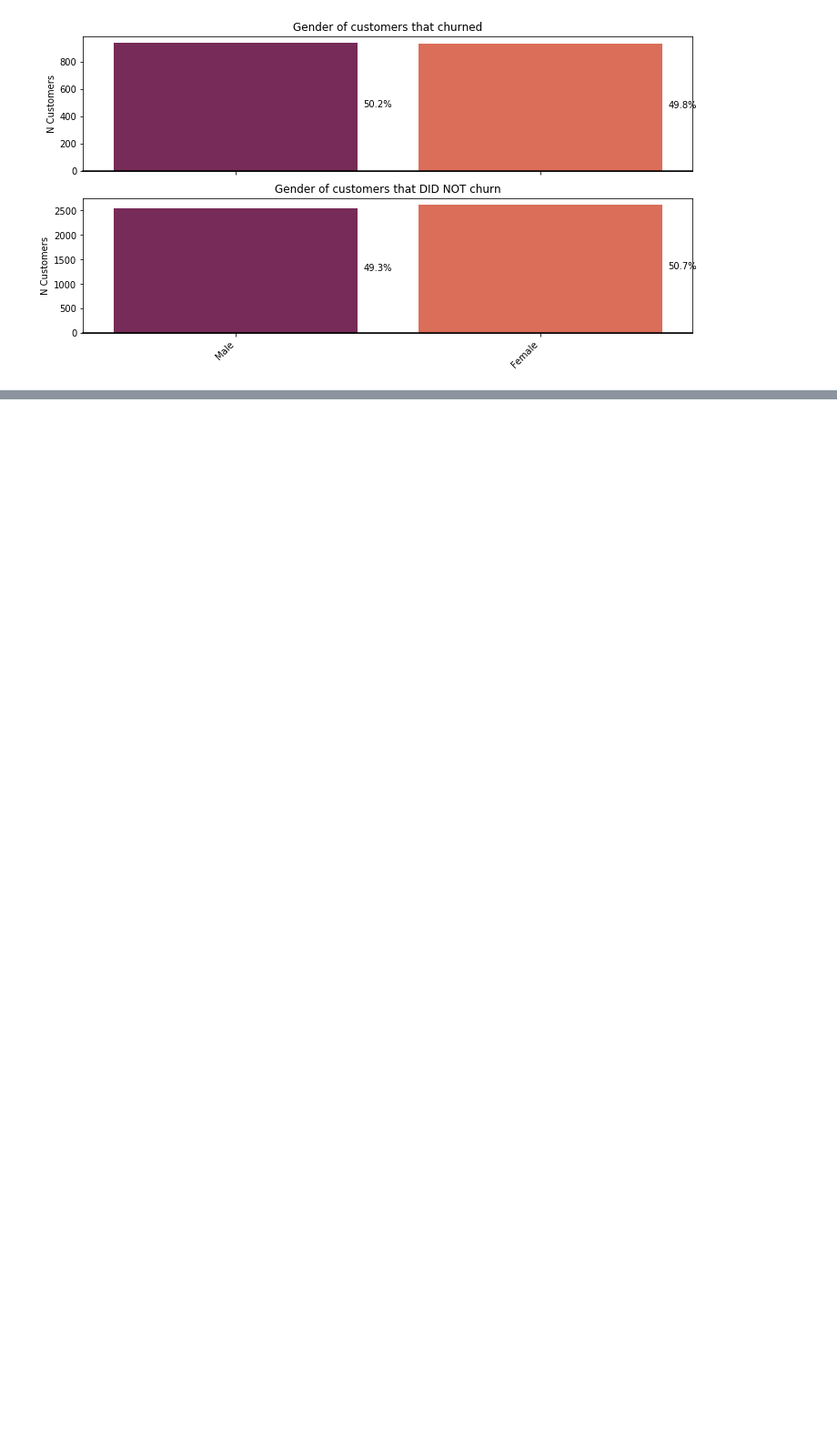
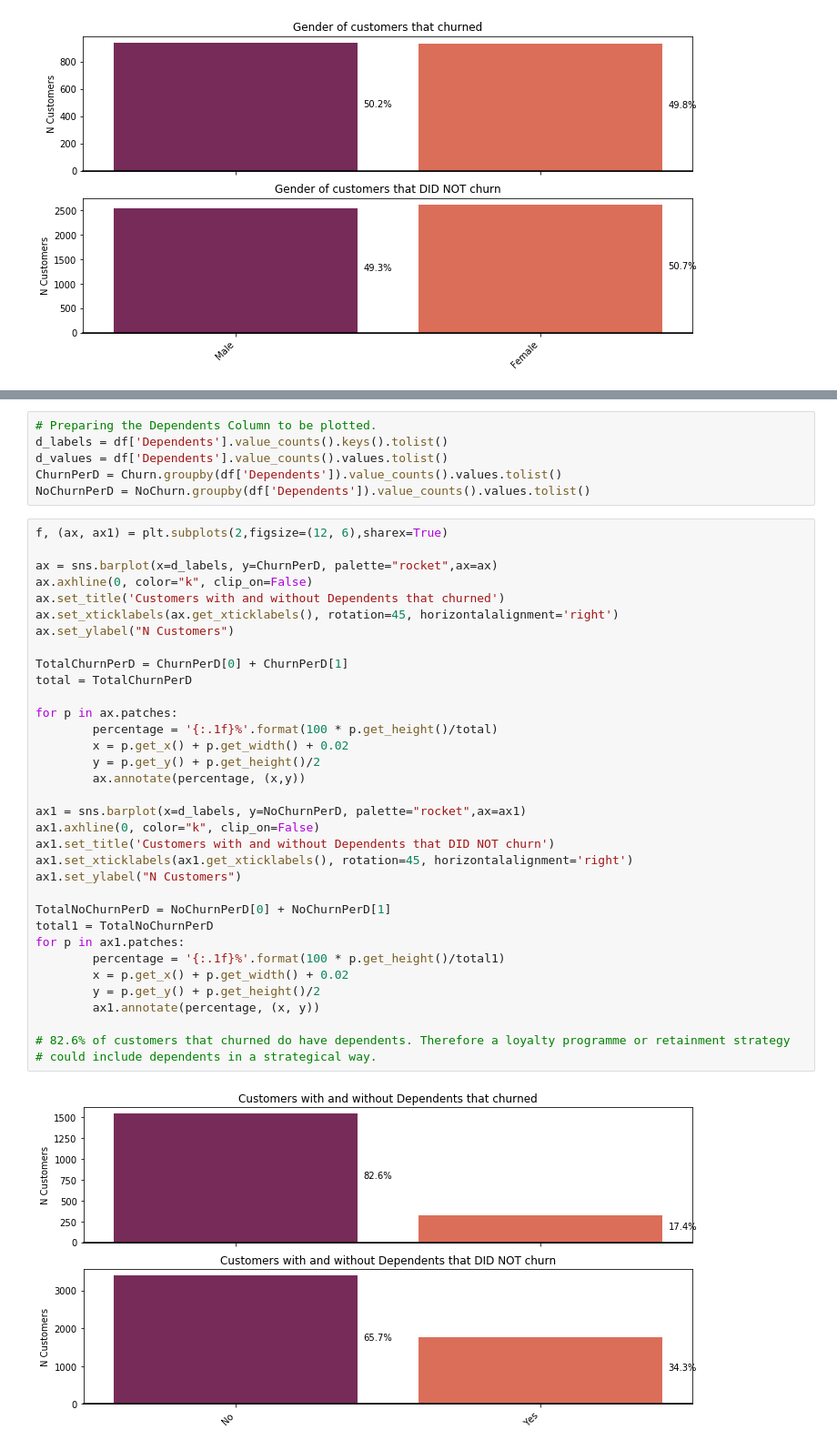
Before and after one commit to edab96/AI-and-Robotics-Project, a Jupyter notebook: Telco Churn EDA.ipynb, the cells around one changed output, grey strips where cells are left out. Shown: that part at 91% size. Drawn from its saved outputs; the diff is of its cells as text; blank space fills up the shorter version.

```diff
--- a/Telco Churn EDA.ipynb
+++ b/Telco Churn EDA.ipynb
@@ -255,0 +369,42 @@ for p in ax1.patches:
+# %%
+# Preparing the Dependents Column to be plotted.
+d_labels = df['Dependents'].value_counts().keys().tolist()
+d_values = df['Dependents'].value_counts().values.tolist()
+ChurnPerD = Churn.groupby(df['Dependents']).value_counts().values.tolist()
+NoChurnPerD = NoChurn.groupby(df['Dependents']).value_counts().values.tolist()
+# %%
+f, (ax, ax1) = plt.subplots(2,figsize=(12, 6),sharex=True)
+
+ax = sns.barplot(x=d_labels, y=ChurnPerD, palette="rocket",ax=ax)
+ax.axhline(0, color="k", clip_on=False)
+ax.set_title('Customers with and without Dependents that churned')
+ax.set_xticklabels(ax.get_xticklabels(), rotation=45, horizontalalignment='right')
+ax.set_ylabel("N Customers")
+
+TotalChurnPerD = ChurnPerD[0] + ChurnPerD[1]
+total = TotalChurnPerD
+
+for p in ax.patches:
+        percentage = '{:.1f}%'.format(100 * p.get_height()/total)
+        x = p.get_x() + p.get_width() + 0.02
+        y = p.get_y() + p.get_height()/2
+        ax.annotate(percentage, (x,y))
+
+ax1 = sns.barplot(x=d_labels, y=NoChurnPerD, palette="rocket",ax=ax1)
+ax1.axhline(0, color="k", clip_on=False)
+ax1.set_title('Customers with and without Dependents that DID NOT churn')
+ax1.set_xticklabels(ax1.get_xticklabels(), rotation=45, horizontalalignment='right')
+ax1.set_ylabel("N Customers")
+
+TotalNoChurnPerD = NoChurnPerD[0] + NoChurnPerD[1]
+total1 = TotalNoChurnPerD
+for p in ax1.patches:
+        percentage = '{:.1f}%'.format(100 * p.get_height()/total1)
+        x = p.get_x() + p.get_width() + 0.02
+        y = p.get_y() + p.get_height()/2
+        ax1.annotate(percentage, (x, y))
+
+# 82.6% of customers that churned do have dependents. Therefore a loyalty programme or retainment strategy
+# could include dependents in a strategical way.
+# %% [output]
+[figure, added]
```
Also changed, not shown: parts of 59 cells of this notebook.
